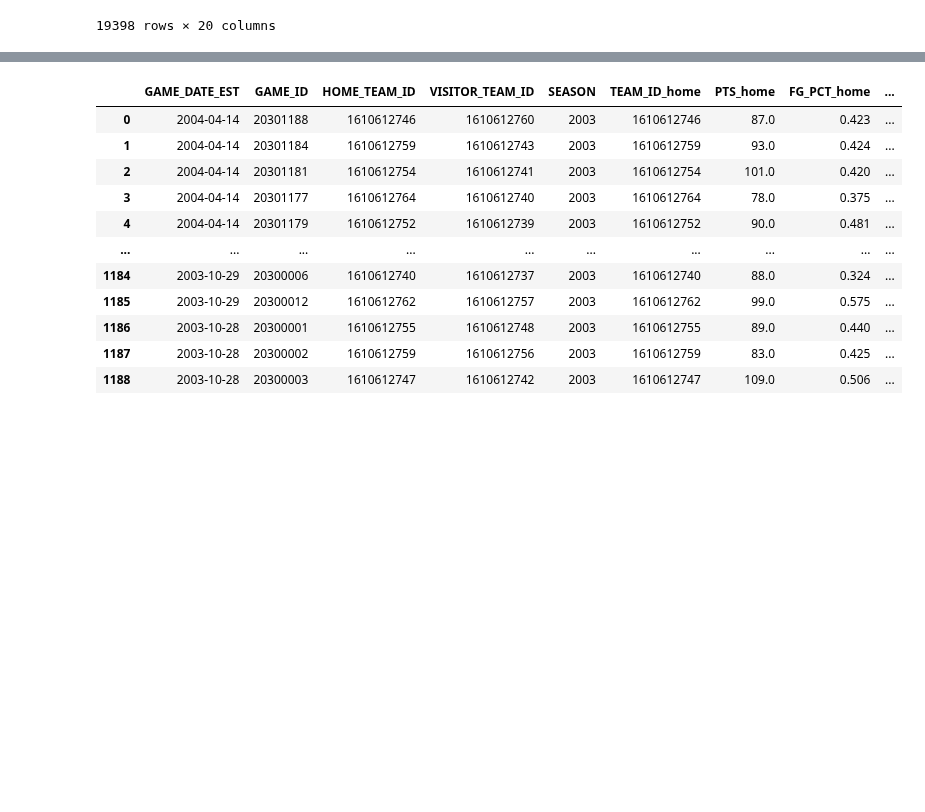
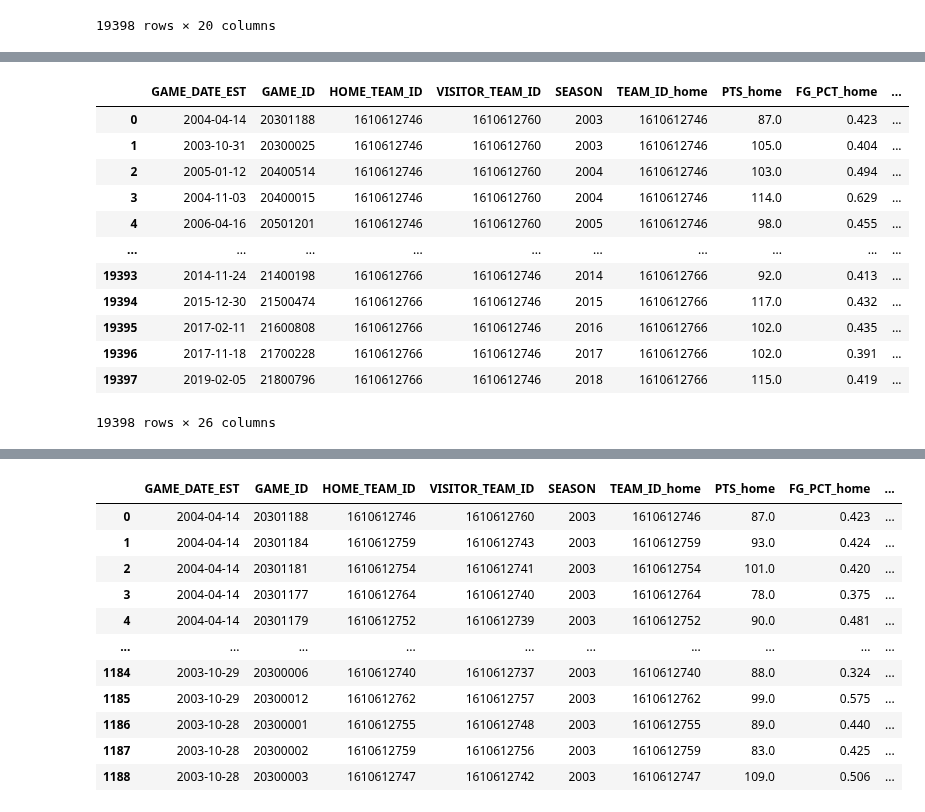
Before and after one commit to robertomanzanolopez/nba_statistics_prediction, a Jupyter notebook: modifing_dataframe.ipynb, the cells around one changed output, grey strips where cells are left out. Saved outputs shown, nothing was run; the diff lists cells and outputs as text; code cells hidden in the pictures; blank space fills up the shorter version.

```diff
--- a/modifing_dataframe.ipynb
+++ b/modifing_dataframe.ipynb
@@ -36,0 +103,16 @@ df
+# %%
+df_merge
+# %% [output]
+|  | GAME_DATE_EST | GAME_ID | HOME_TEAM_ID | VISITOR_TEAM_ID | SEASON | TEAM_ID_home | PTS_home | FG_PCT_home | ... |
+| 0 | 2004-04-14 | 20301188 | 1610612746 | 1610612760 | 2003 | 1610612746 | 87.0 | 0.423 | ... |
+| 1 | 2003-10-31 | 20300025 | 1610612746 | 1610612760 | 2003 | 1610612746 | 105.0 | 0.404 | ... |
+| 2 | 2005-01-12 | 20400514 | 1610612746 | 1610612760 | 2004 | 1610612746 | 103.0 | 0.494 | ... |
+| 3 | 2004-11-03 | 20400015 | 1610612746 | 1610612760 | 2004 | 1610612746 | 114.0 | 0.629 | ... |
+| 4 | 2006-04-16 | 20501201 | 1610612746 | 1610612760 | 2005 | 1610612746 | 98.0 | 0.455 | ... |
+| ... | ... | ... | ... | ... | ... | ... | ... | ... | ... |
+| 19393 | 2014-11-24 | 21400198 | 1610612766 | 1610612746 | 2014 | 1610612766 | 92.0 | 0.413 | ... |
+| 19394 | 2015-12-30 | 21500474 | 1610612766 | 1610612746 | 2015 | 1610612766 | 117.0 | 0.432 | ... |
+| 19395 | 2017-02-11 | 21600808 | 1610612766 | 1610612746 | 2016 | 1610612766 | 102.0 | 0.435 | ... |
+| 19396 | 2017-11-18 | 21700228 | 1610612766 | 1610612746 | 2017 | 1610612766 | 102.0 | 0.391 | ... |
+| 19397 | 2019-02-05 | 21800796 | 1610612766 | 1610612746 | 2018 | 1610612766 | 115.0 | 0.419 | ... |
+19398 rows × 26 columns
```
Also changed, not shown: parts of 8 cells of this notebook.
